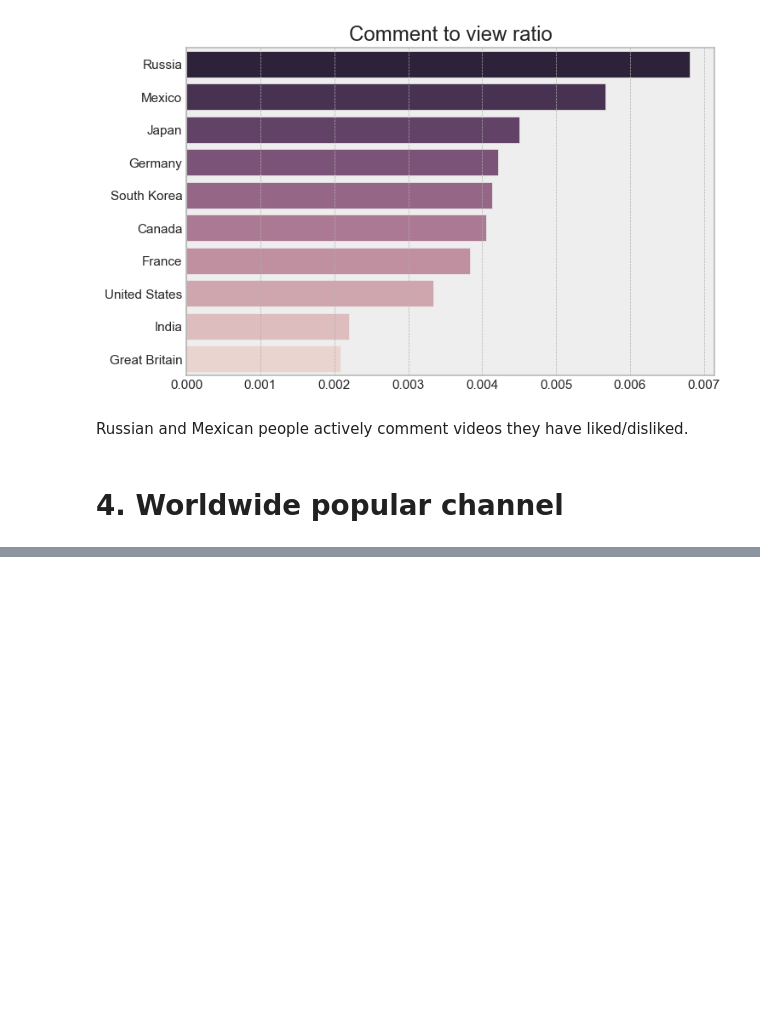
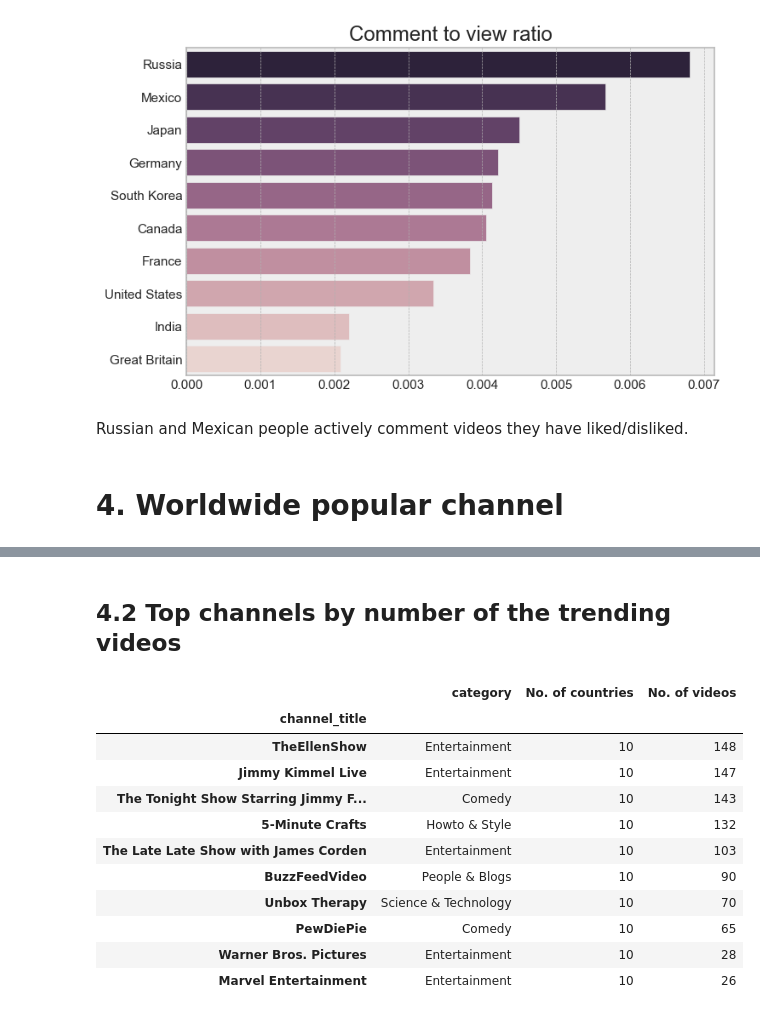
Before and after one commit to Eugeniy-Makarevich/Youtube-trending-videos, a Jupyter notebook: youtube_videos.ipynb, the cells around one changed output, grey strips where cells are left out. Cells and saved outputs as stored; diff of their text form; code cells hidden in the pictures; blank space fills up the shorter version.

```diff
--- a/youtube_videos.ipynb
+++ b/youtube_videos.ipynb
@@ -528,0 +549,21 @@ df1.sort_values(by=['No. of countries', 'views'], ascending=False).head(10)
+# %% [markdown]
+## 4.2 Top channels by number of the trending videos
+# %%
+df1 = df.sort_values(by='trending_date', ascending=False)
+df1 = df1.groupby('channel_title').agg({'category': lambda x: x.mode(),'country': 'nunique',
+                                        'title': 'nunique'})
+df1.rename(columns={'country': 'No. of countries', 'title':'No. of videos'}, inplace=True)
+df1.sort_values(by=['No. of countries', 'No. of videos'], ascending=False).head(10)
+# %% [output]
+|  | category | No. of countries | No. of videos |
+| channel_title |  |  |  |
+| TheEllenShow | Entertainment | 10 | 148 |
+| Jimmy Kimmel Live | Entertainment | 10 | 147 |
+| The Tonight Show Starring Jimmy F... | Comedy | 10 | 143 |
+| 5-Minute Crafts | Howto & Style | 10 | 132 |
+| The Late Late Show with James Corden | Entertainment | 10 | 103 |
+| BuzzFeedVideo | People & Blogs | 10 | 90 |
+| Unbox Therapy | Science & Technology | 10 | 70 |
+| PewDiePie | Comedy | 10 | 65 |
+| Warner Bros. Pictures | Entertainment | 10 | 28 |
+| Marvel Entertainment | Entertainment | 10 | 26 |
```
Also changed, not shown: parts of 19 cells of this notebook.
